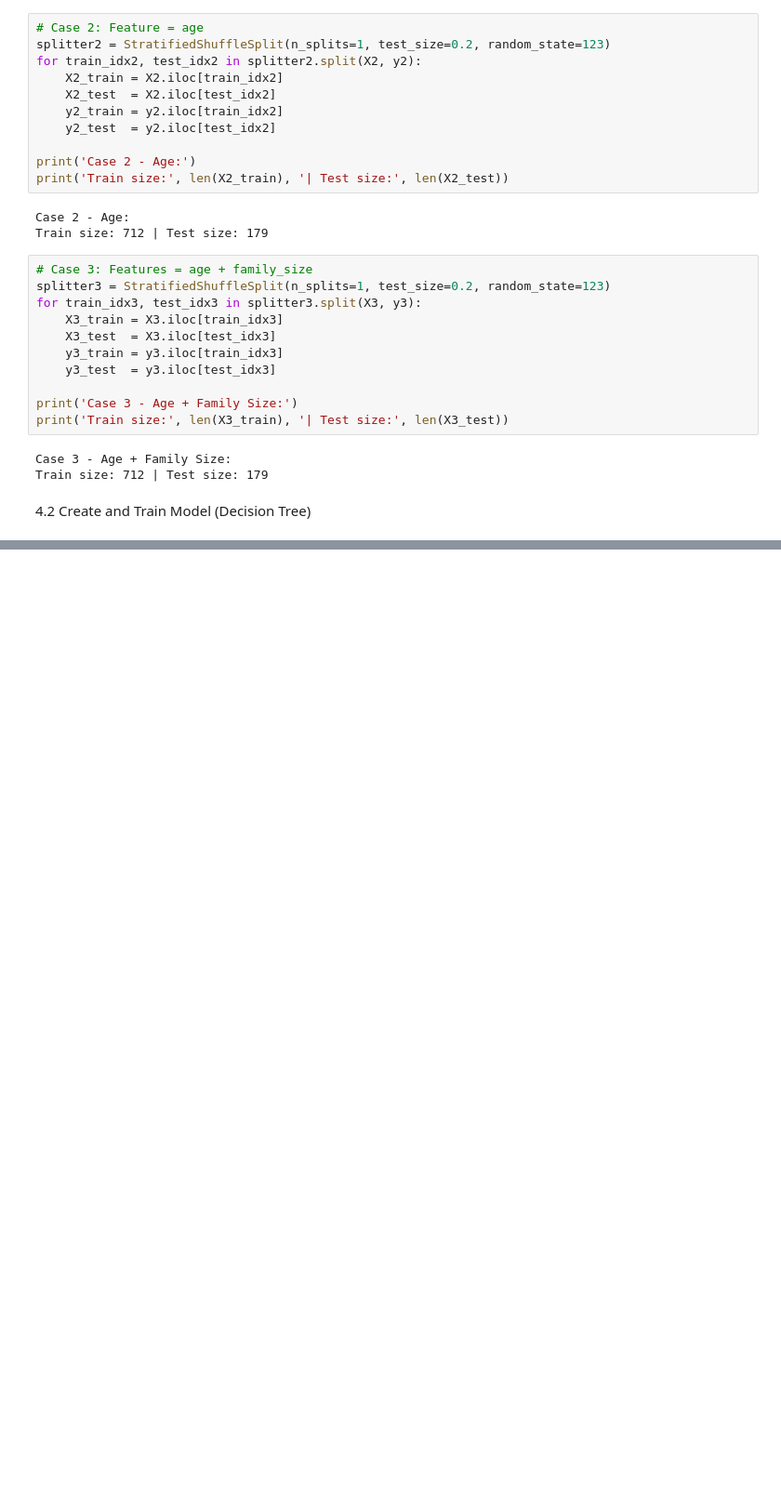
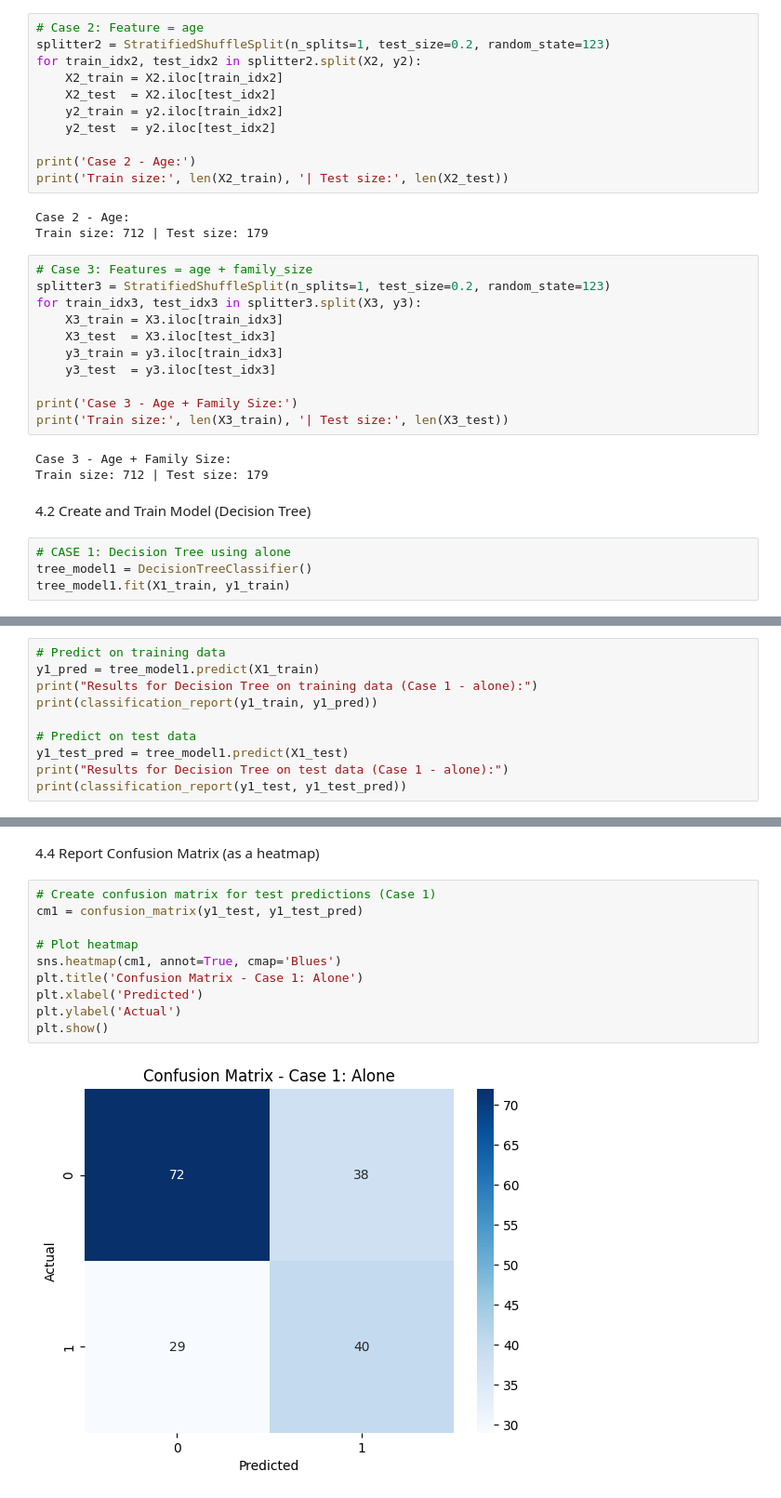
Before and after one commit to ssowers2/applied-ml-sowers, a Jupyter notebook: notebooks/project03/ml03_sowers.ipynb, the cells around one changed output, grey strips where cells are left out. Shown: that part at 93% size. Cells and saved outputs as stored; diff of their text form; blank space fills up the shorter version.

Commit message:
Train a Classification Model (Decision Tree) Predict, and Evaluate Model Performance, and Report Confusion Matrix (as a heatmap), and Report Decision Tree Plot

```diff
--- a/notebooks/project03/ml03_sowers.ipynb
+++ b/notebooks/project03/ml03_sowers.ipynb
@@ -214,3 +214,7 @@ Case 3 - Age + Family Size:
 Train size: 712 | Test size: 179
 # %% [markdown]
 4.2 Create and Train Model (Decision Tree)
+# %%
+# CASE 1: Decision Tree using alone
+tree_model1 = DecisionTreeClassifier()
+tree_model1.fit(X1_train, y1_train)
@@ -216,0 +237,10 @@ Train size: 712 | Test size: 179
+# %%
+# Predict on training data
+y1_pred = tree_model1.predict(X1_train)
+print("Results for Decision Tree on training data (Case 1 - alone):")
+print(classification_report(y1_train, y1_pred))
+
+# Predict on test data
+y1_test_pred = tree_model1.predict(X1_test)
+print("Results for Decision Tree on test data (Case 1 - alone):")
+print(classification_report(y1_test, y1_test_pred))
@@ -216,0 +327,14 @@ Train size: 712 | Test size: 179
+# %% [markdown]
+4.4 Report Confusion Matrix (as a heatmap)
+# %%
+# Create confusion matrix for test predictions (Case 1)
+cm1 = confusion_matrix(y1_test, y1_test_pred)
+
+# Plot heatmap
+sns.heatmap(cm1, annot=True, cmap='Blues')
+plt.title('Confusion Matrix - Case 1: Alone')
+plt.xlabel('Predicted')
+plt.ylabel('Actual')
+plt.show()
+# %% [output]
+[figure, added]
```
Also changed, not shown: parts of 14 cells of this notebook, 3 other files.
